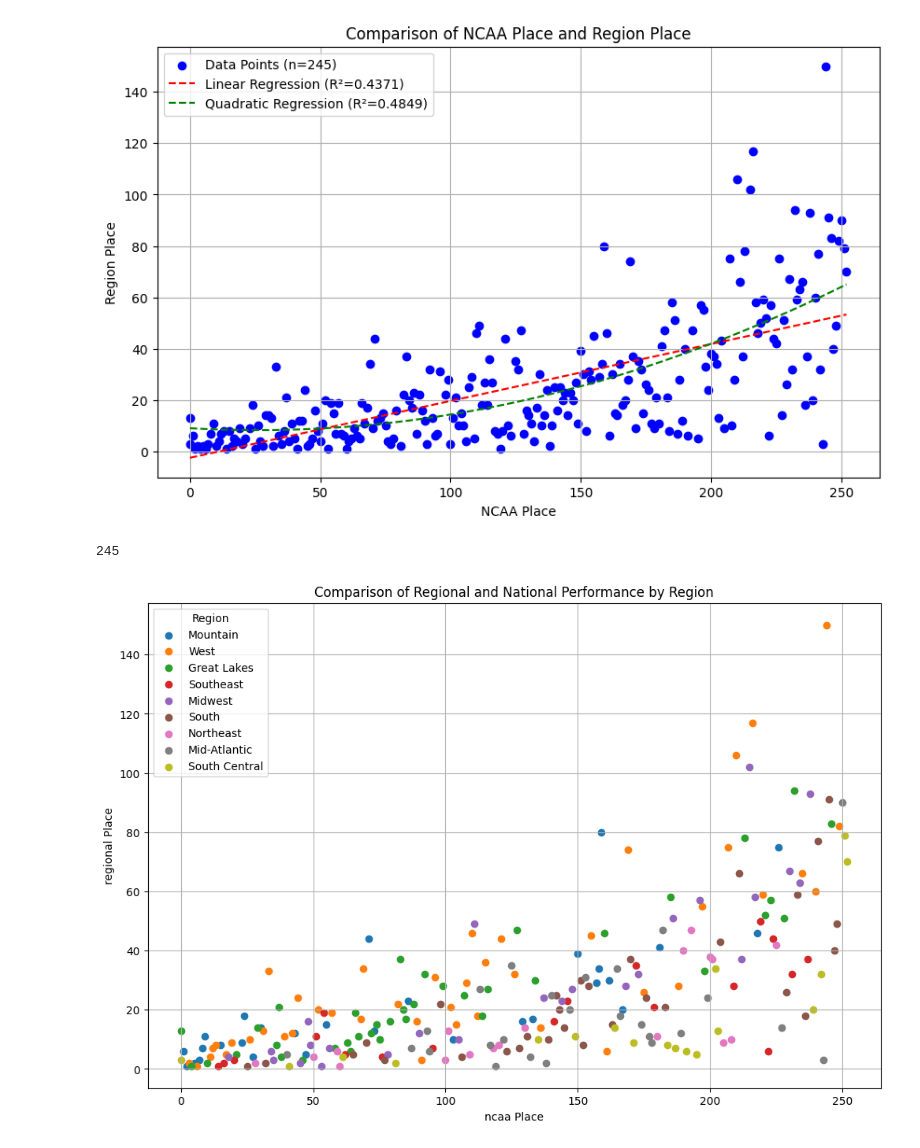
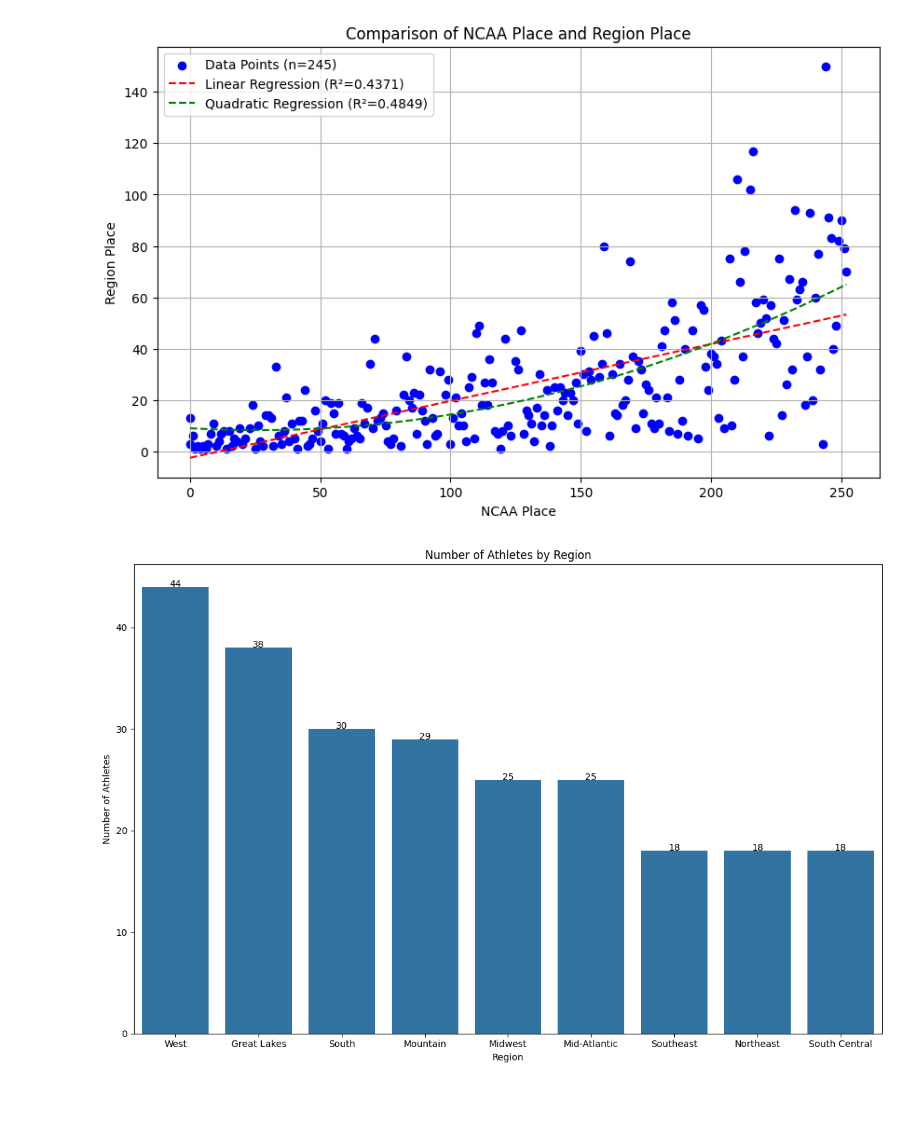
Before and after one commit to LukeLambert11/ncaaProject, a Jupyter notebook: notebooks/prep.ipynb, the cells around one changed output. Cells and saved outputs as stored; diff of their text form; code cells hidden in the pictures; blank space fills up the shorter version.

Commit message:
adding regional graphs

```diff
--- a/notebooks/prep.ipynb
+++ b/notebooks/prep.ipynb
@@ -180,28 +180,39 @@ plt.show()
 Linear Regression R-squared: 0.4371
 Quadratic Regression R-squared: 0.4849
 [figure]
-# %%
-import matplotlib.pyplot as plt
-
-regions = df['region'].unique()
-color_map = {region: color for region, color in zip(regions, plt.get_cmap('tab10').colors)}
-filtered_df = df
-filtered_df.dropna(subset=['ncaaPlace', 'regionPlace'], inplace=True)
-filtered_df = filtered_df[filtered_df['ncaaPlace'] != 'DNF']
-print(filtered_df.shape[0])
-
-# Plotting
-plt.figure(figsize=(12, 8))
-for region in regions:
-    subset = filtered_df[filtered_df['region'] == region]
-    plt.scatter(subset['ncaaPlace'], subset['regionPlace'], label=region, color=color_map[region])
-
-plt.xlabel('ncaa Place')
-plt.ylabel('regional Place')
-plt.title('Comparison of Regional and National Performance by Region')
-plt.legend(title='Region')
-plt.grid(True)
-plt.show()
-# %% [output]
-245
-[figure, removed]
+# %%
+import pandas as pd
+import seaborn as sns
+import matplotlib.pyplot as plt
+
+filtered_df = df.copy()
+
+# Drop rows with missing values in the relevant columns
+filtered_df.dropna(subset=['ncaaPlace', 'regionPlace'], inplace=True)
+
+# Ensure 'ncaaPlace' is numeric
+filtered_df = filtered_df[filtered_df['ncaaPlace'] != 'DNF']
+filtered_df['ncaaPlace'] = pd.to_numeric(filtered_df['ncaaPlace'])
+
+# Calculate the number of athletes for each region
+region_counts = filtered_df['region'].value_counts().reset_index()
+region_counts.columns = ['region', 'num_athletes']
+
+# Plotting
+plt.figure(figsize=(12, 8))
+
+# Bar plot for the number of athletes per region
+barplot = sns.barplot(x='region', y='num_athletes', data=region_counts)
+plt.title('Number of Athletes by Region')
+plt.xlabel('Region')
+plt.ylabel('Number of Athletes')
+
+# Add values on top of each bar
+for index, row in region_counts.iterrows():
+    barplot.text(row.name, row.num_athletes, round(row.num_athletes, 2), color='black', ha="center")
+
+
+plt.tight_layout()
+plt.show()
+# %% [output]
+[figure, added]
```
Also changed, not shown: parts of 1 cell of this notebook, 1 other file.
